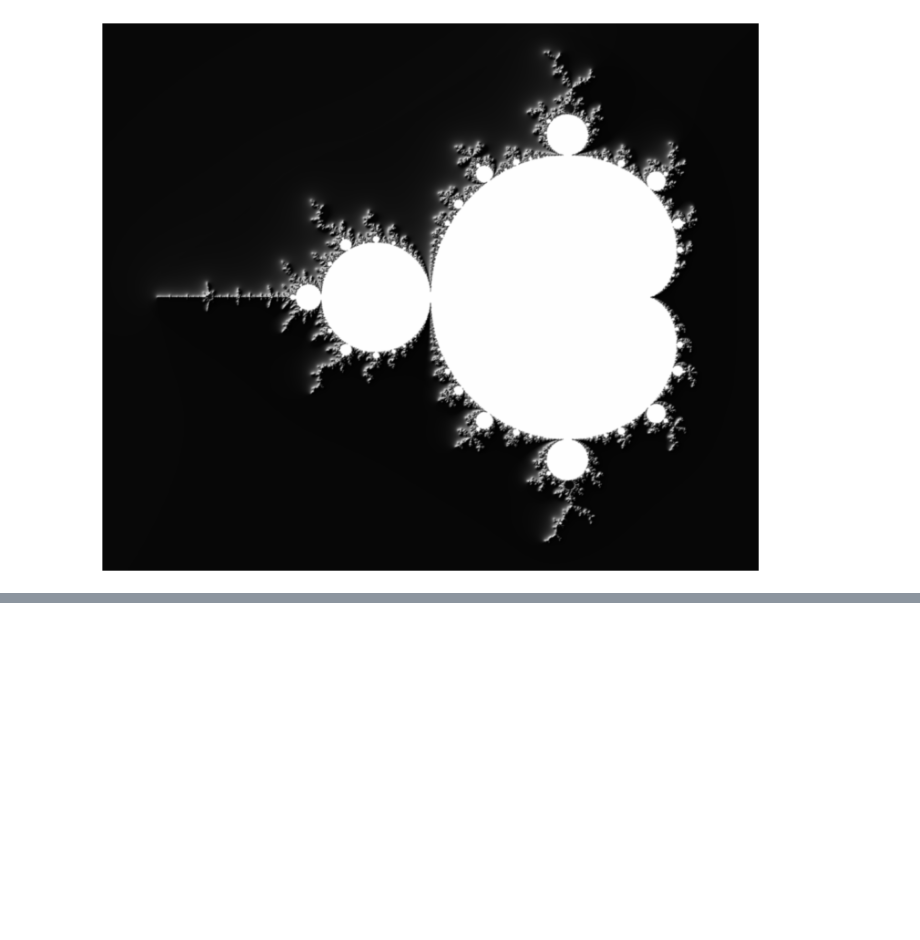
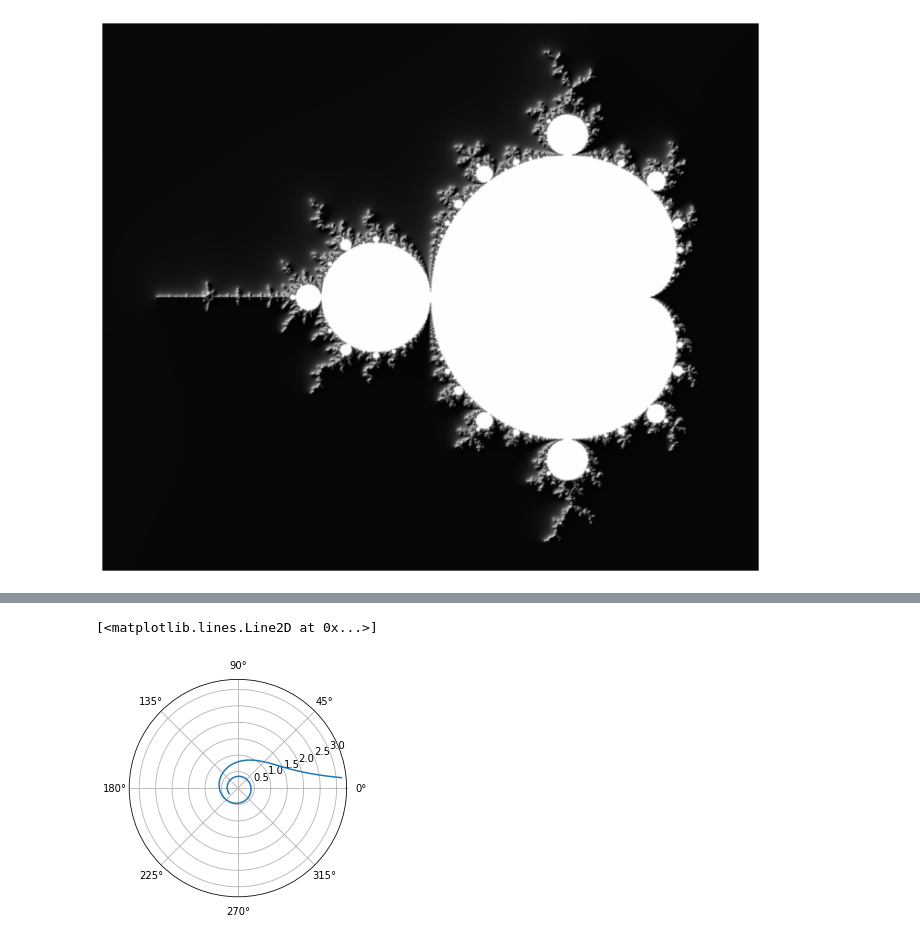
Before and after one commit to HayaoSuzuki/PyCon-mini-Shizuoka-2020, a Jupyter notebook: 20200229complex_numbers.ipynb, the cells around one changed output, grey strips where cells are left out. Cells and saved outputs as stored; diff of their text form; code cells hidden in the pictures; blank space fills up the shorter version.

```diff
--- a/20200229complex_numbers.ipynb
+++ b/20200229complex_numbers.ipynb
@@ -120,0 +136,13 @@ plt.show()
+# %%
+@np.vectorize
+def lituus(theta):
+    return 1 / np.sqrt(theta)
+
+angles = np.linspace(0.1, 10, 1000, dtype=np.float64)
+length = lituus(angles)
+
+
+plt.polar(angles, length, '-')
+# %% [output]
+[<matplotlib.lines.Line2D at 0x...>]
+[figure, added]
```
Also changed, not shown: parts of 4 cells of this notebook, 2 other files.
